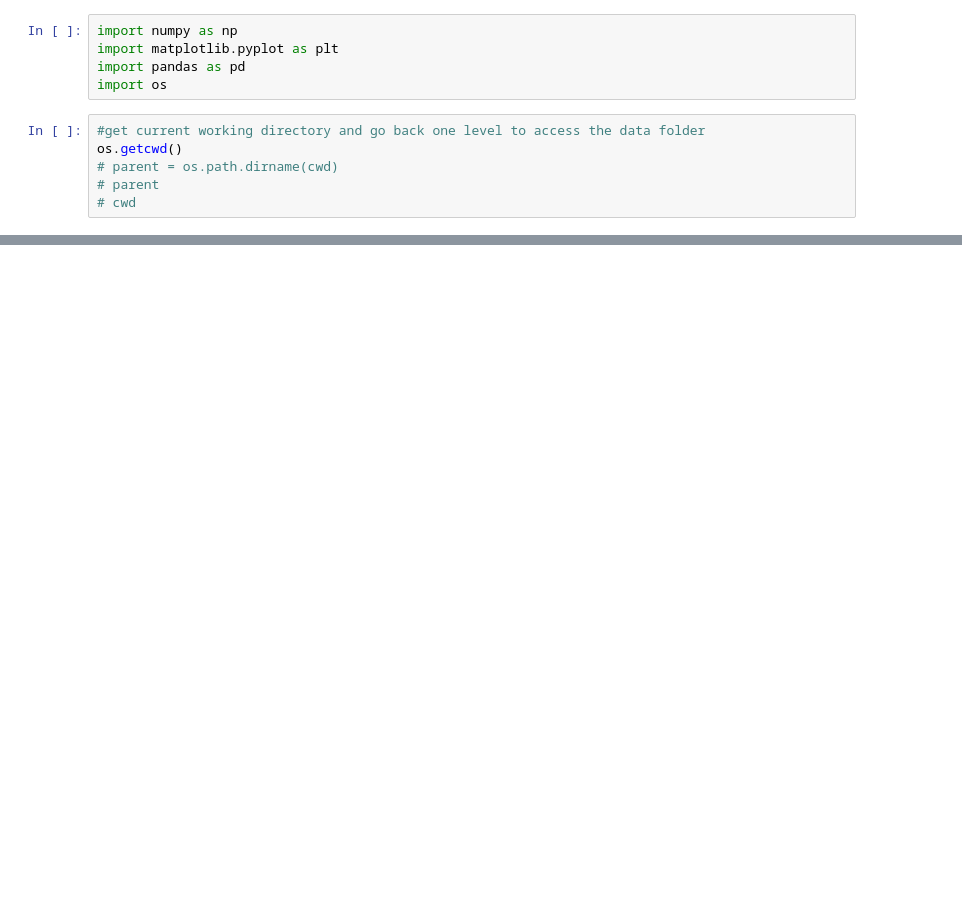
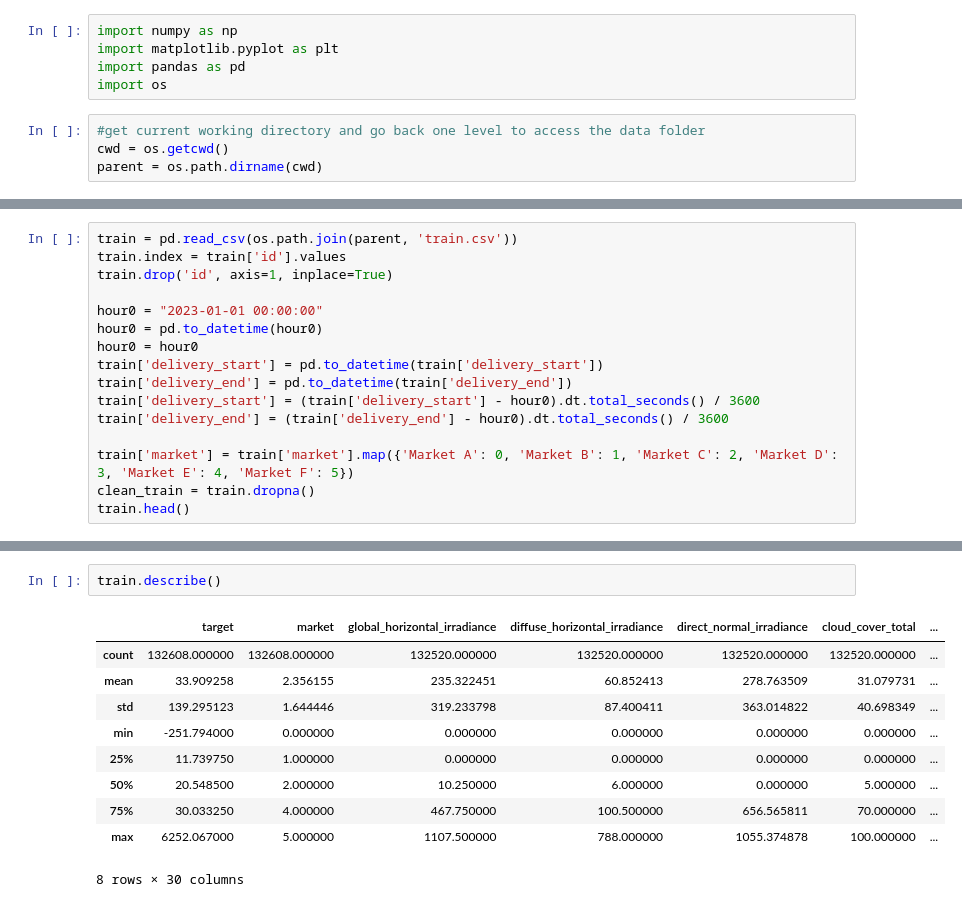
Before and after one commit to Chrillemis/Quant-Comp, a Jupyter notebook: Christian/models_testing.ipynb, the cells around one changed output, grey strips where cells are left out. Cells and saved outputs as stored; diff of their text form; blank space fills up the shorter version.

```diff
--- a/Christian/models_testing.ipynb
+++ b/Christian/models_testing.ipynb
@@ -5,7 +5,5 @@ import pandas as pd
 import os
 # %%
 #get current working directory and go back one level to access the data folder
-os.getcwd()
-# parent = os.path.dirname(cwd)
-# parent
-# cwd
+cwd = os.getcwd()
+parent = os.path.dirname(cwd)
@@ -17,0 +10,16 @@ FileNotFoundError: [Errno 2] No such file or directory: 'train.csv'
+# %%
+train = pd.read_csv(os.path.join(parent, 'train.csv'))
+train.index = train['id'].values
+train.drop('id', axis=1, inplace=True)
+
+hour0 = "2023-01-01 00:00:00"
+hour0 = pd.to_datetime(hour0)
+hour0 = hour0
+train['delivery_start'] = pd.to_datetime(train['delivery_start'])
+train['delivery_end'] = pd.to_datetime(train['delivery_end'])
+train['delivery_start'] = (train['delivery_start'] - hour0).dt.total_seconds() / 3600
+train['delivery_end'] = (train['delivery_end'] - hour0).dt.total_seconds() / 3600
+
+train['market'] = train['market'].map({'Market A': 0, 'Market B': 1, 'Market C': 2, 'Market D': 3, 'Market E': 4, 'Market F': 5})
+clean_train = train.dropna()
+train.head()
@@ -17,0 +53,13 @@ FileNotFoundError: [Errno 2] No such file or directory: 'train.csv'
+# %%
+train.describe()
+# %% [output]
+|  | target | market | global_horizontal_irradiance | diffuse_horizontal_irradiance | direct_normal_irradiance | cloud_cover_total | ... |
+| count | 132608.000000 | 132608.000000 | 132520.000000 | 132520.000000 | 132520.000000 | 132520.000000 | ... |
+| mean | 33.909258 | 2.356155 | 235.322451 | 60.852413 | 278.763509 | 31.079731 | ... |
+| std | 139.295123 | 1.644446 | 319.233798 | 87.400411 | 363.014822 | 40.698349 | ... |
+| min | -251.794000 | 0.000000 | 0.000000 | 0.000000 | 0.000000 | 0.000000 | ... |
+| 25% | 11.739750 | 1.000000 | 0.000000 | 0.000000 | 0.000000 | 0.000000 | ... |
+| 50% | 20.548500 | 2.000000 | 10.250000 | 6.000000 | 0.000000 | 5.000000 | ... |
+| 75% | 30.033250 | 4.000000 | 467.750000 | 100.500000 | 656.565811 | 70.000000 | ... |
+| max | 6252.067000 | 5.000000 | 1107.500000 | 788.000000 | 1055.374878 | 100.000000 | ... |
+8 rows × 30 columns
```
Also changed, not shown: parts of 6 cells of this notebook, 4 other files.
